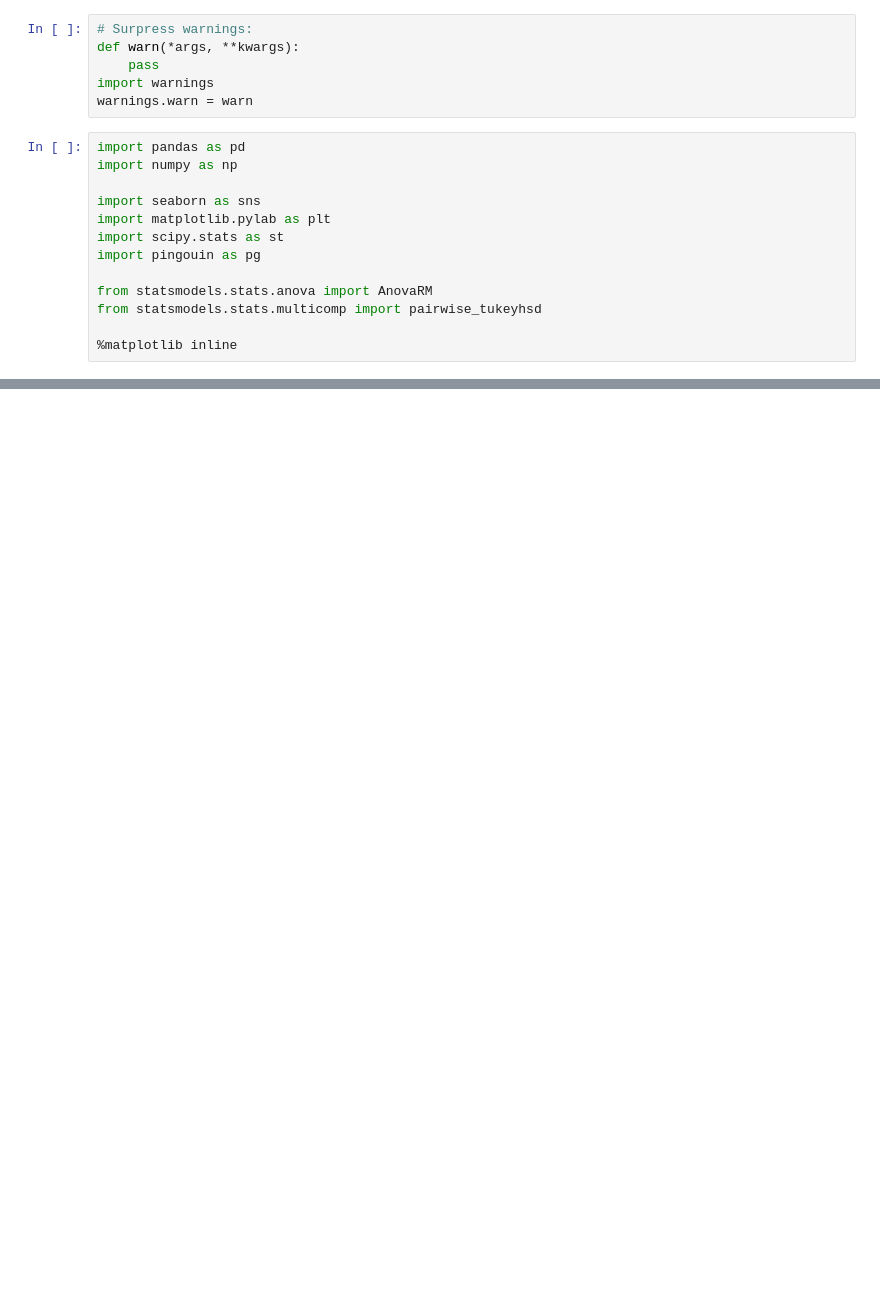
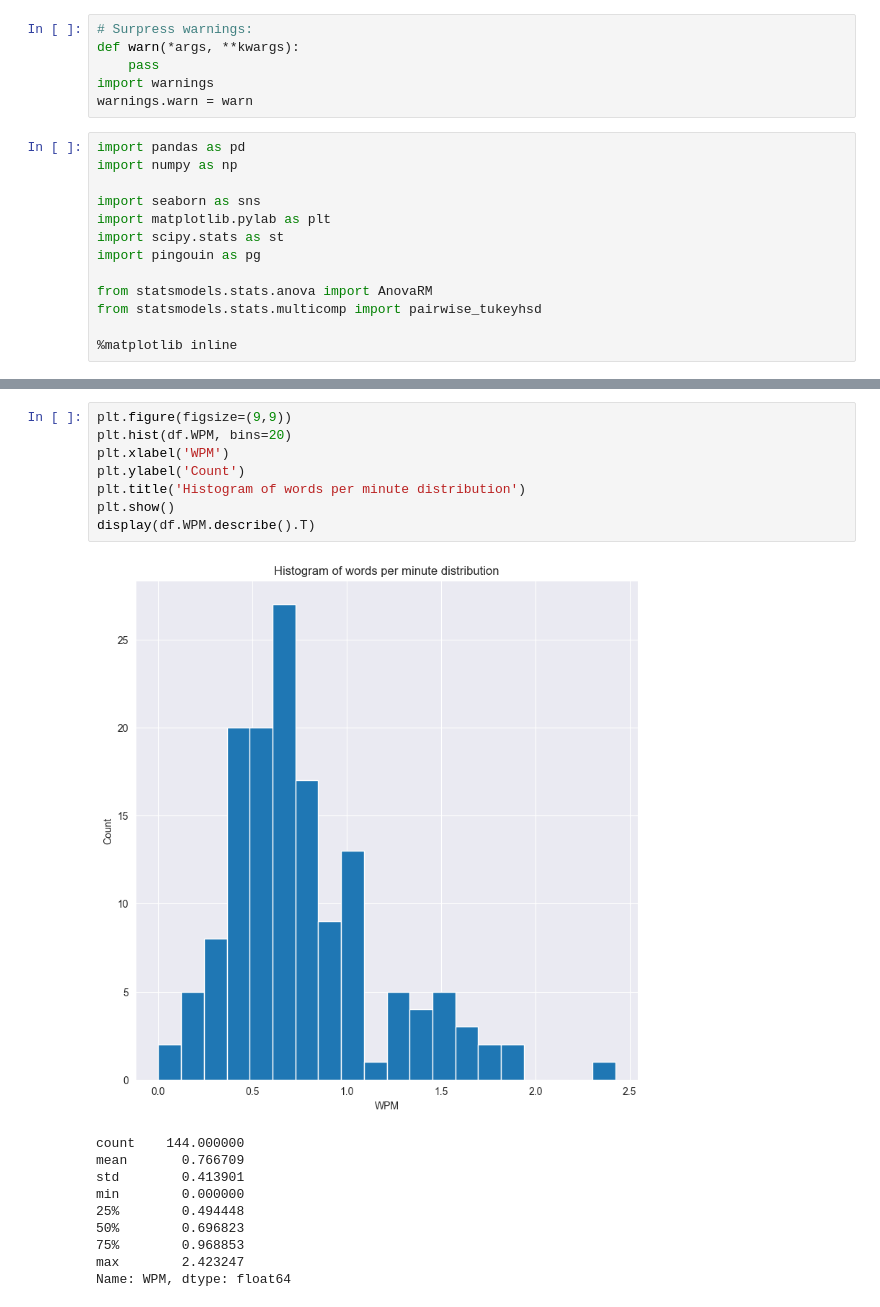
Before and after one commit to File500/HCI_Project_, a Jupyter notebook: HCI_Proj/HCI_EDA.ipynb, the cells around one changed output, grey strips where cells are left out. Drawn from its saved outputs; the diff is of its cells as text; blank space fills up the shorter version.

Commit message:
data visualisation complete

```diff
--- a/HCI_Proj/HCI_EDA.ipynb
+++ b/HCI_Proj/HCI_EDA.ipynb
@@ -119 +119,20 @@ Free-roam Left-Right  -0.2016 0.0015 -0.3217 -0.0815   True
 -----------------------------------------------------------
+# %%
+plt.figure(figsize=(9,9))
+plt.hist(df.WPM, bins=20)
+plt.xlabel('WPM')
+plt.ylabel('Count')
+plt.title('Histogram of words per minute distribution')
+plt.show()
+display(df.WPM.describe().T)
+# %% [output]
+[figure, added]
+count    144.000000
+mean       0.766709
+std        0.413901
+min        0.000000
+25%        0.494448
+50%        0.696823
+75%        0.968853
+max        2.423247
+Name: WPM, dtype: float64
```
Also changed, not shown: parts of 19 cells of this notebook.
